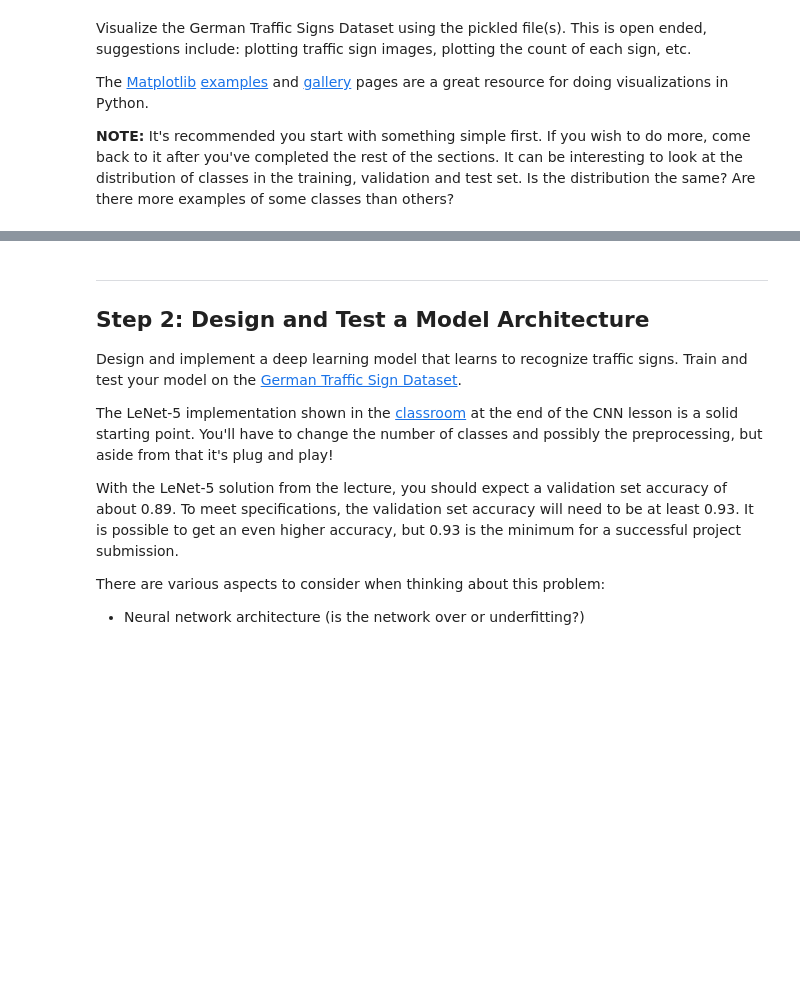
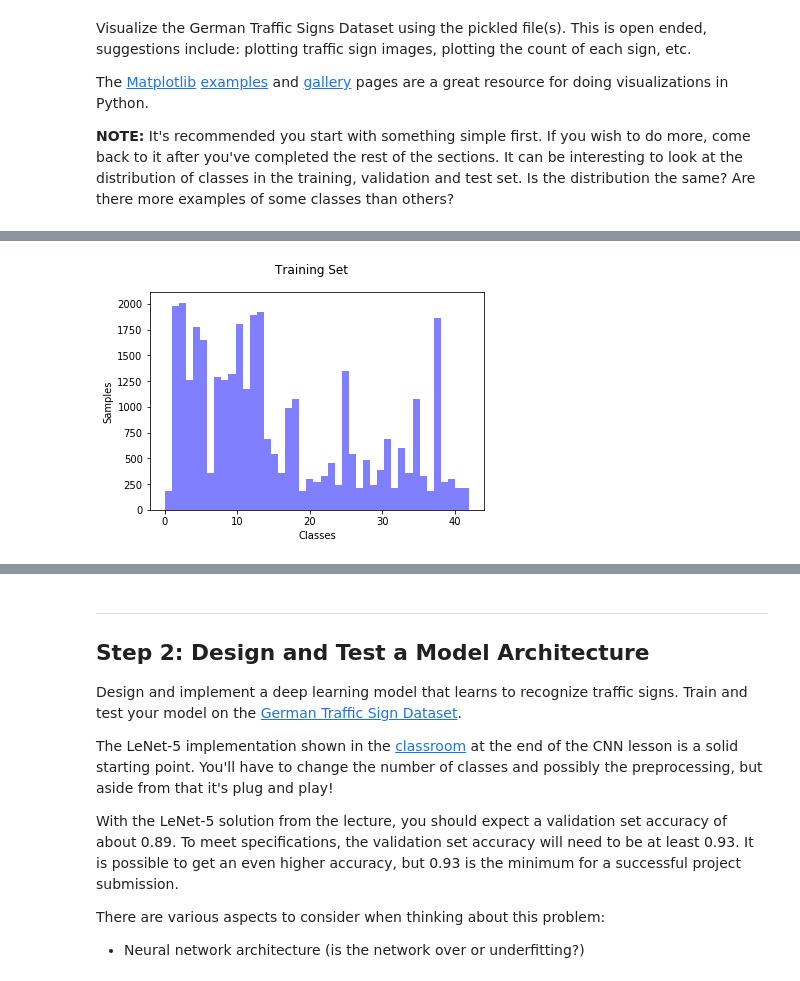
Before and after one commit to hammcin/CarND-Traffic-Sign-Classifier-Project, a Jupyter notebook: Traffic_Sign_Classifier.ipynb, the cells around one changed output, grey strips where cells are left out. Cells and saved outputs as stored; diff of their text form; code cells hidden in the pictures; blank space fills up the shorter version.

```diff
--- a/Traffic_Sign_Classifier.ipynb
+++ b/Traffic_Sign_Classifier.ipynb
@@ -100,0 +118,9 @@ import matplotlib.pyplot as plt
+# %%
+fig, axs = plt.subplots(1, 1)
+n_train_, bins_train, patches_train = axs.hist(y_train, n_classes, facecolor='blue', alpha=0.5)
+axs.set_xlabel("Classes")
+axs.set_ylabel("Samples")
+fig.suptitle("Training Set")
+plt.savefig("Figures/train_class_hist.jpg")
+# %% [output]
+[figure, added]
```
Also changed, not shown: parts of 7 cells of this notebook, 3 other files.
